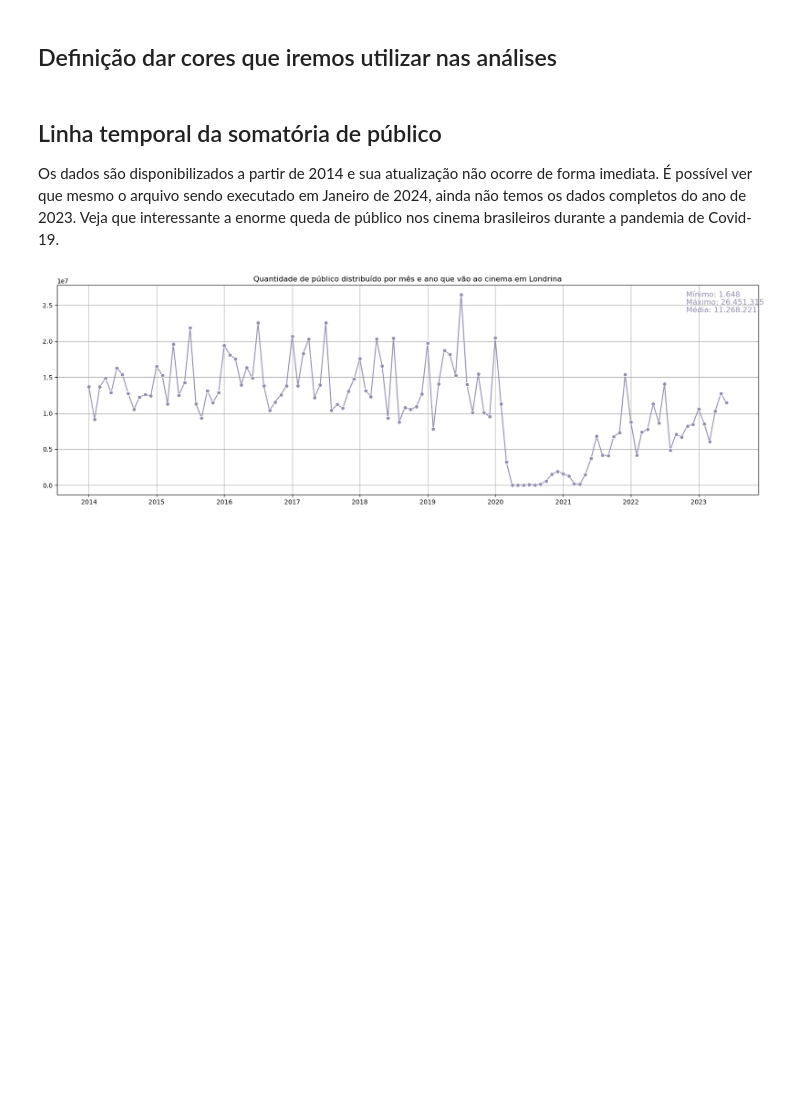
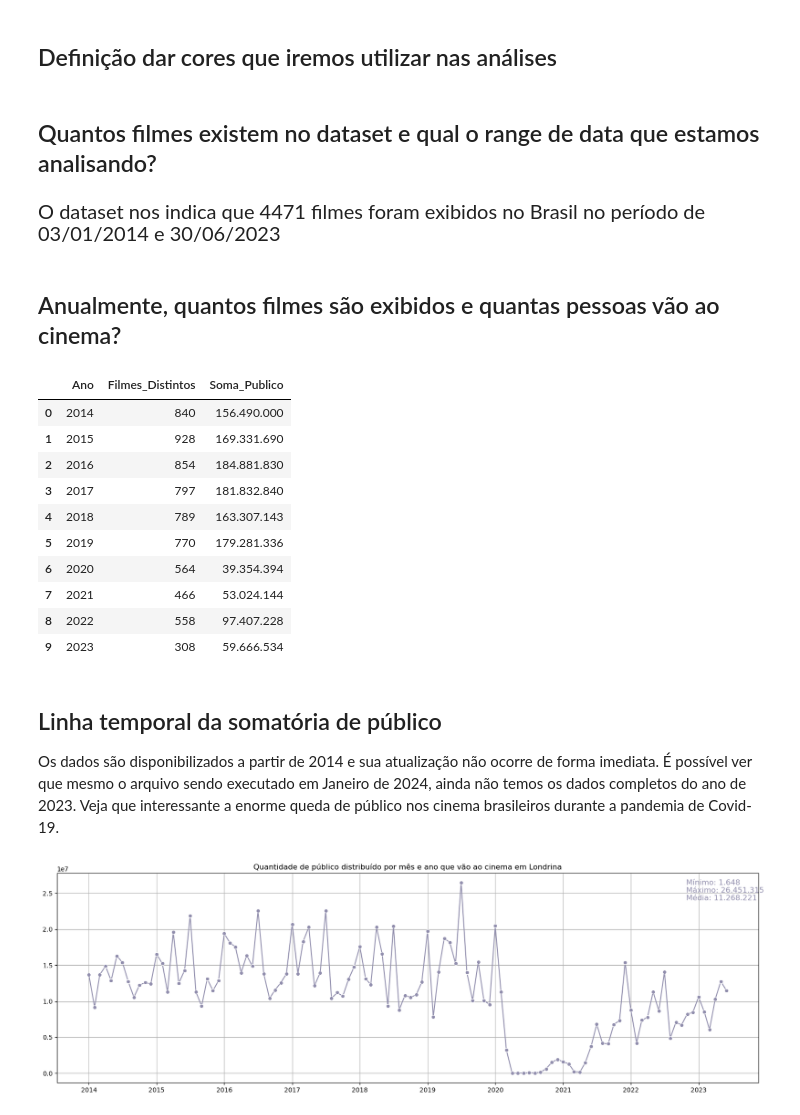
Before and after one commit to bentofh/ancine, a Jupyter notebook: 2_analise_ancine_sample.ipynb, the cells around one changed output. Drawn from its saved outputs; the diff is of its cells as text; code cells hidden in the pictures; blank space fills up the shorter version.

```diff
--- a/2_analise_ancine_sample.ipynb
+++ b/2_analise_ancine_sample.ipynb
@@ -32,13 +32,13 @@ for ano in range(ano_min_analise, ano_max_analise):
     dataframes.append(df)
 
 # Combina todos os dataframes em um único
-df_total = pd.concat(dataframes, ignore_index=True)
+df = pd.concat(dataframes, ignore_index=True)
 # %%
 # Gerando uma amostra aleatória ou utilizando todos os dados
-df = df_total #.sample(n=1000000)
+df = df #.sample(n=1000000)
 
-# Liberando o uso do df_total
-del df_total
+# Liberando o uso do df
+del df
 
 # Selecionar apenas as colunas desejadas
 colunas_selecionadas = ['DT_EXIBICAO', 'TITULO_ORIGINAL', 'TITULO_BRASILEIRO', 'PAIS', 'UF_COMPLEXO', 'MUNICIPIO_COMPLEXO', 'RAZAO_SOCIAL_DISTRIBUIDORA', 'PUBLICO']
@@ -81,6 +81,56 @@ paleta = {
     'amarelo'   : '#F9C770',
     'marrom'    : '#895159'
 }
+# %% [markdown]
+## Quantos filmes existem no dataset e qual o range de data que estamos analisando?
+# %%
+# Contar o número de títulos de filmes únicos
+num_filmes_unicos = df['TITULO_ORIGINAL'].nunique()
+
+# Encontrar as datas mínima e máxima
+data_minima = df['DT_EXIBICAO'].min()
+data_maxima = df['DT_EXIBICAO'].max()
+
+# Exibir o resultado
+texto = (f"O dataset nos indica que {num_filmes_unicos} filmes foram exibidos no Brasil no período de {data_minima.strftime('%d/%m/%Y')} e {data_maxima.strftime('%d/%m/%Y')}")
+display(HTML(f"<div style='font-size: 20px;'>{texto}</div>"))
+# %% [output]
+O dataset nos indica que 4471 filmes foram exibidos no Brasil no período de 03/01/2014 e 30/06/2023
+# %% [markdown]
+## Anualmente, quantos filmes são exibidos e quantas pessoas vão ao cinema?
+# %%
+# Trabalhando com datetime e especificando o formato correto
+df['DT_EXIBICAO'] = pd.to_datetime(df['DT_EXIBICAO'], format='%d/%m/%Y')
+
+# Extrair o ano da data de exibição
+df['Ano'] = df['DT_EXIBICAO'].dt.year
+
+# Agrupar por ano e calcular as métricas
+agrupamento = df.groupby('Ano').agg(
+    Filmes_Distintos=('TITULO_ORIGINAL', 'nunique'),
+    Soma_Publico=('PUBLICO', 'sum')
+).reset_index()
+
+# Formatar os números com separador de milhar
+agrupamento['Soma_Publico'] = agrupamento['Soma_Publico'].apply(lambda x: f'{x:,.0f}'.replace(',', '.'))
+
+# Reordenar as colunas para melhor apresentação
+agrupamento = agrupamento[['Ano', 'Filmes_Distintos', 'Soma_Publico']]
+
+# Exibir a tabela
+agrupamento
+# %% [output]
+|  | Ano | Filmes_Distintos | Soma_Publico |
+| 0 | 2014 | 840 | 156.490.000 |
+| 1 | 2015 | 928 | 169.331.690 |
+| 2 | 2016 | 854 | 184.881.830 |
+| 3 | 2017 | 797 | 181.832.840 |
+| 4 | 2018 | 789 | 163.307.143 |
+| 5 | 2019 | 770 | 179.281.336 |
+| 6 | 2020 | 564 | 39.354.394 |
+| 7 | 2021 | 466 | 53.024.144 |
+| 8 | 2022 | 558 | 97.407.228 |
+| 9 | 2023 | 308 | 59.666.534 |
 # %% [markdown]
 ## Linha temporal da somatória de público
 Os dados são disponibilizados a partir de 2014 e sua atualização não ocorre de forma imediata. É possível ver que mesmo o arquivo sendo executado em Janeiro de 2024, ainda não temos os dados completos do ano de 2023. Veja que interessante a enorme queda de público nos cinema brasileiros durante a pandemia de Covid-19.
```
